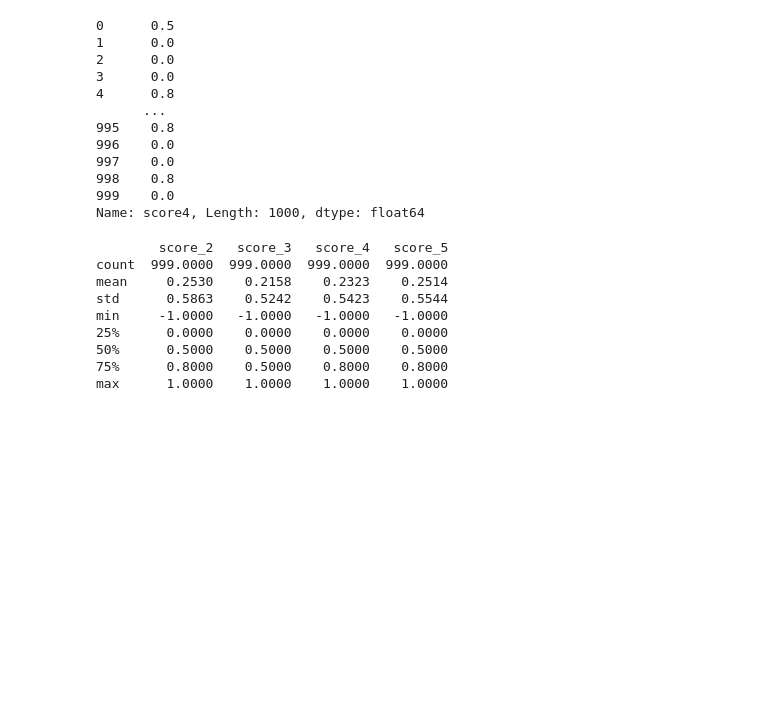
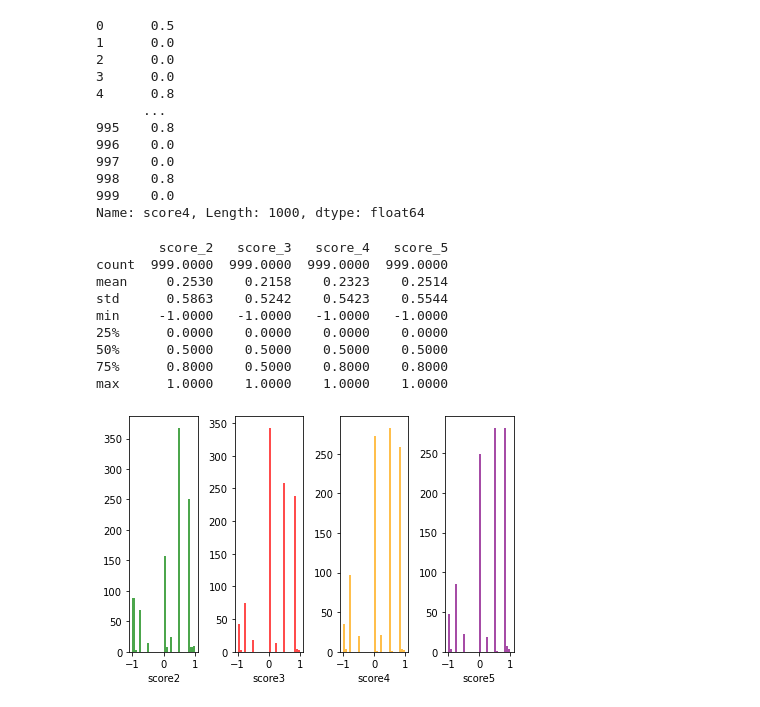
Before and after one commit to boyu571/LLM_based_investment_research, a Jupyter notebook: new/1228 copy.ipynb, the cells around one changed output. Saved outputs shown, nothing was run; the diff lists cells and outputs as text; code cells hidden in the pictures; blank space fills up the shorter version.

```diff
--- a/new/1228 copy.ipynb
+++ b/new/1228 copy.ipynb
@@ -310,3 +310,37 @@ min     -1.0000   -1.0000   -1.0000   -1.0000
 50%      0.5000    0.5000    0.5000    0.5000
 75%      0.8000    0.5000    0.8000    0.8000
 max      1.0000    1.0000    1.0000    1.0000
+# %%
+# score2의 분포
+plt.subplot(1, 4, 1)
+plt.hist(df['score'], bins=30, alpha=0.7, color='green')
+# plt.title('Distribution of score2')
+plt.xlabel('score2')
+# plt.ylabel('Frequency')
+
+
+# score2의 분포
+plt.subplot(1, 4, 2)
+plt.hist(df['score3'], bins=30, alpha=0.7, color='red')
+# plt.title('Distribution of score3')
+plt.xlabel('score3')
+# plt.ylabel('Frequency')
+
+# score2의 분포
+plt.subplot(1, 4, 3)
+plt.hist(df['score4'], bins=30, alpha=0.7, color='orange')
+# plt.title('Distribution of score4')
+plt.xlabel('score4')
+# plt.ylabel('Frequency')
+
+# score2의 분포
+plt.subplot(1, 4, 4)
+plt.hist(df['score5'], bins=30, alpha=0.7, color='purple')
+# plt.title('Distribution of score4')
+plt.xlabel('score5')
+# plt.ylabel('Frequency')
+
+plt.tight_layout()
+plt.show()
+# %% [output]
+[figure, added]
```
Also changed, not shown: parts of 1 cell of this notebook, 1 other file.
